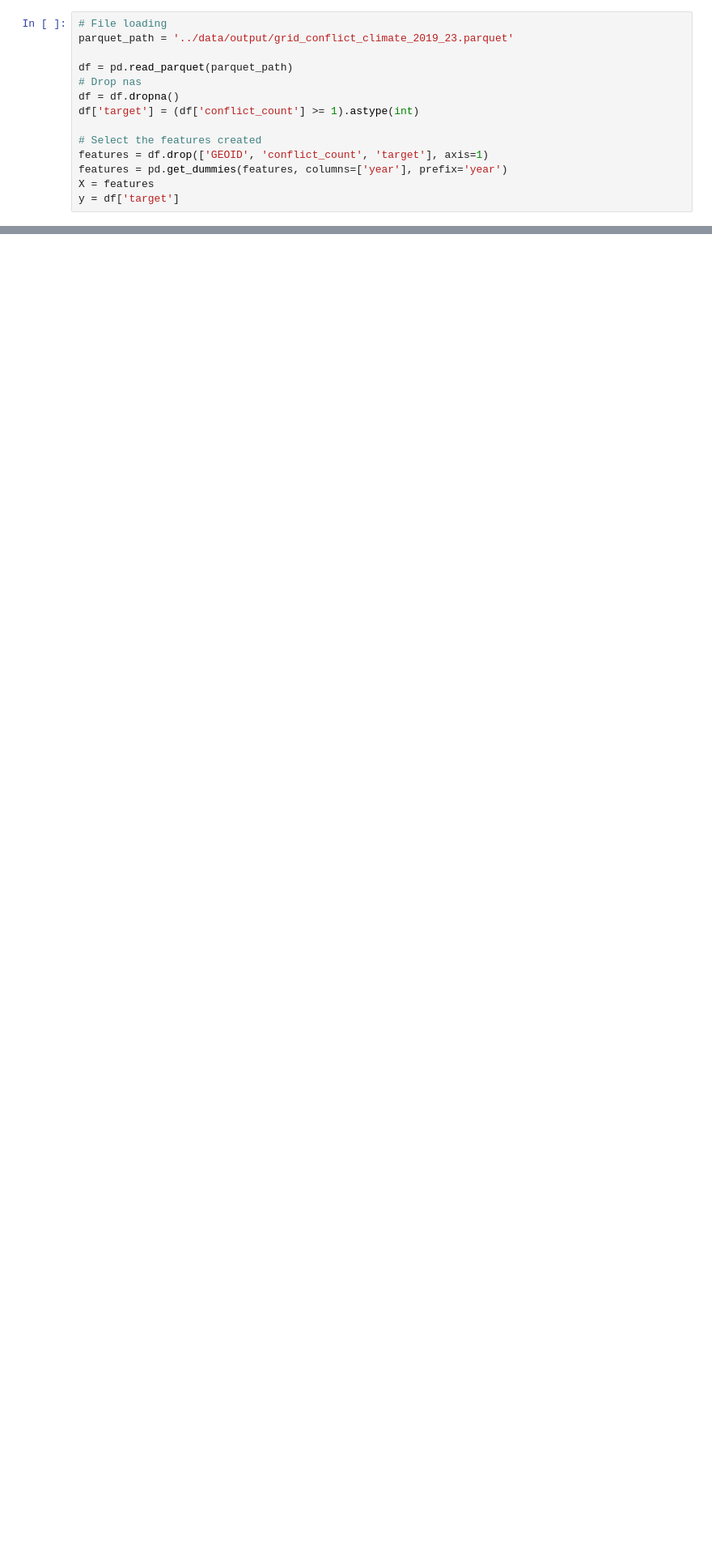
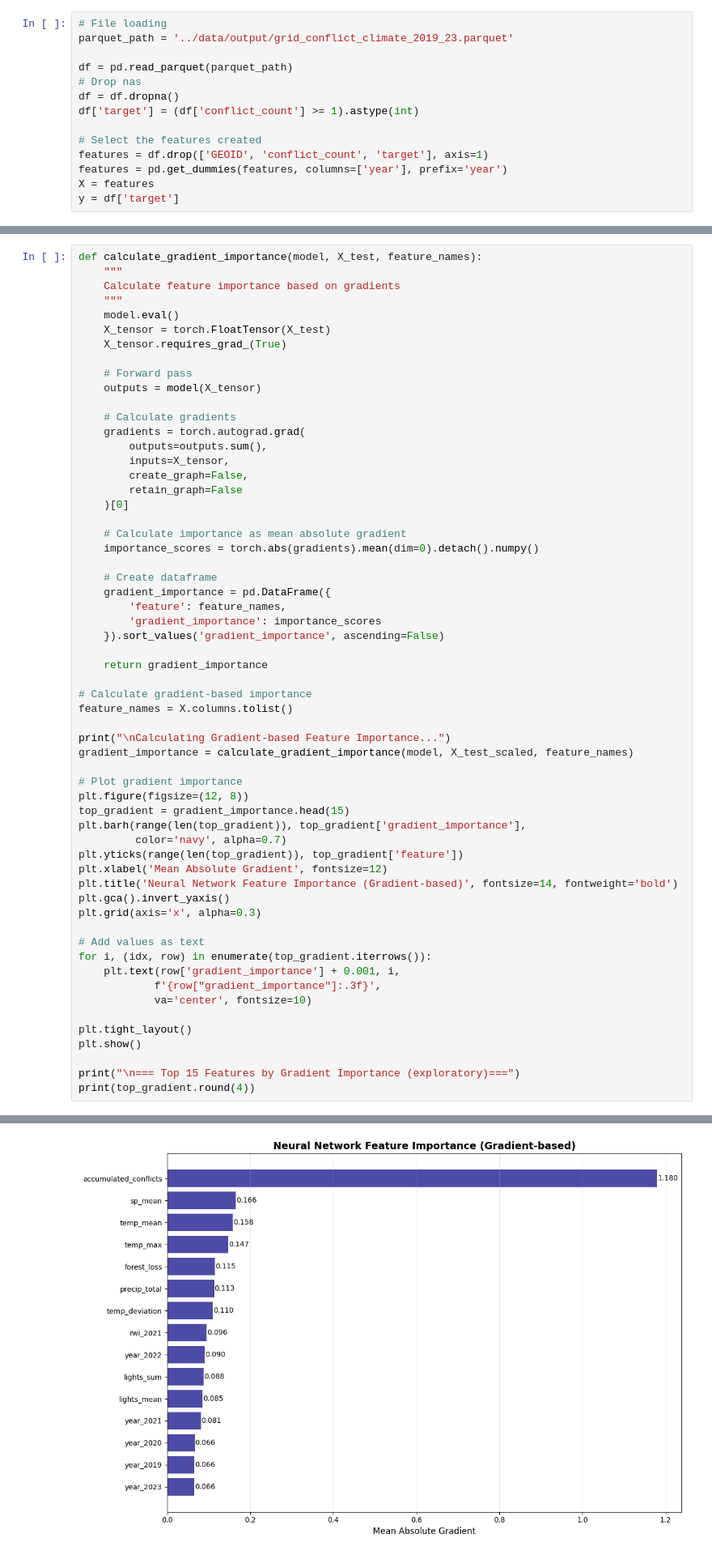
Before and after one commit to anfelipecb/conflict-prediction-ml, a Jupyter notebook: training/neural_networks.ipynb, the cells around one changed output, grey strips where cells are left out. Shown at 81% size. Drawn from its saved outputs; the diff is of its cells as text; blank space fills up the shorter version.

```diff
--- a/training/neural_networks.ipynb
+++ b/training/neural_networks.ipynb
@@ -271,0 +272,60 @@ $$
+# %%
+def calculate_gradient_importance(model, X_test, feature_names):
+    """
+    Calculate feature importance based on gradients
+    """
+    model.eval()
+    X_tensor = torch.FloatTensor(X_test)
+    X_tensor.requires_grad_(True)
+
+    # Forward pass
+    outputs = model(X_tensor)
+
+    # Calculate gradients
+    gradients = torch.autograd.grad(
+        outputs=outputs.sum(),
+        inputs=X_tensor,
+        create_graph=False,
+        retain_graph=False
+    )[0]
+
+    # Calculate importance as mean absolute gradient
+    importance_scores = torch.abs(gradients).mean(dim=0).detach().numpy()
+
+    # Create dataframe
+    gradient_importance = pd.DataFrame({
+        'feature': feature_names,
+        'gradient_importance': importance_scores
+    }).sort_values('gradient_importance', ascending=False)
+
+    return gradient_importance
+
+# Calculate gradient-based importance
+feature_names = X.columns.tolist()
+
+print("\nCalculating Gradient-based Feature Importance...")
+gradient_importance = calculate_gradient_importance(model, X_test_scaled, feature_names)
+
+# Plot gradient importance
+plt.figure(figsize=(12, 8))
+top_gradient = gradient_importance.head(15)
+plt.barh(range(len(top_gradient)), top_gradient['gradient_importance'],
+         color='navy', alpha=0.7)
+plt.yticks(range(len(top_gradient)), top_gradient['feature'])
+plt.xlabel('Mean Absolute Gradient', fontsize=12)
+plt.title('Neural Network Feature Importance (Gradient-based)', fontsize=14, fontweight='bold')
+plt.gca().invert_yaxis()
+plt.grid(axis='x', alpha=0.3)
+
+# Add values as text
+for i, (idx, row) in enumerate(top_gradient.iterrows()):
+    plt.text(row['gradient_importance'] + 0.001, i,
+            f'{row["gradient_importance"]:.3f}',
+            va='center', fontsize=10)
+
+plt.tight_layout()
+plt.show()
+
+print("\n=== Top 15 Features by Gradient Importance (exploratory)===")
+print(top_gradient.round(4))
+# %% [output]
@@ -271,0 +333 @@ $$
+[figure, added]
```
Also changed, not shown: parts of 3 cells of this notebook, 14 other files.
